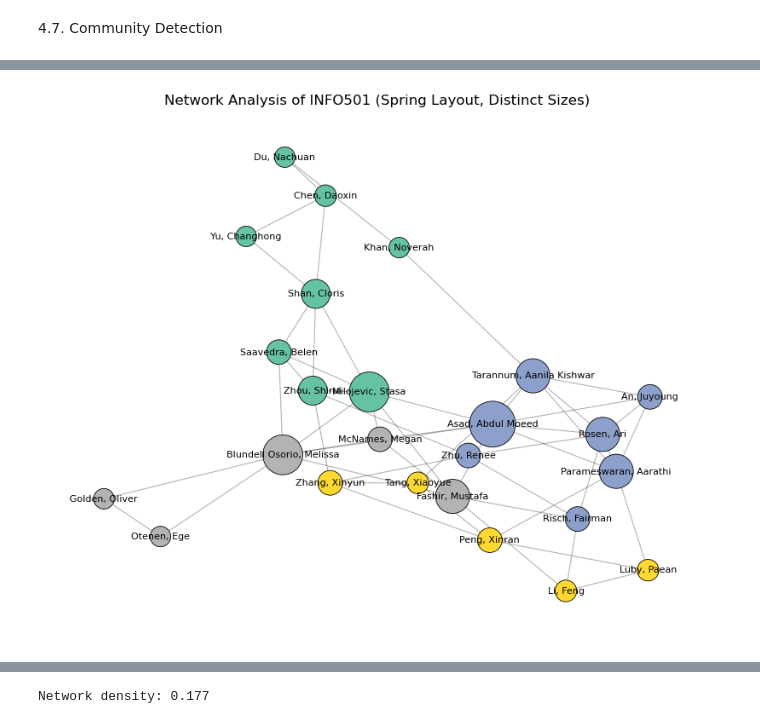
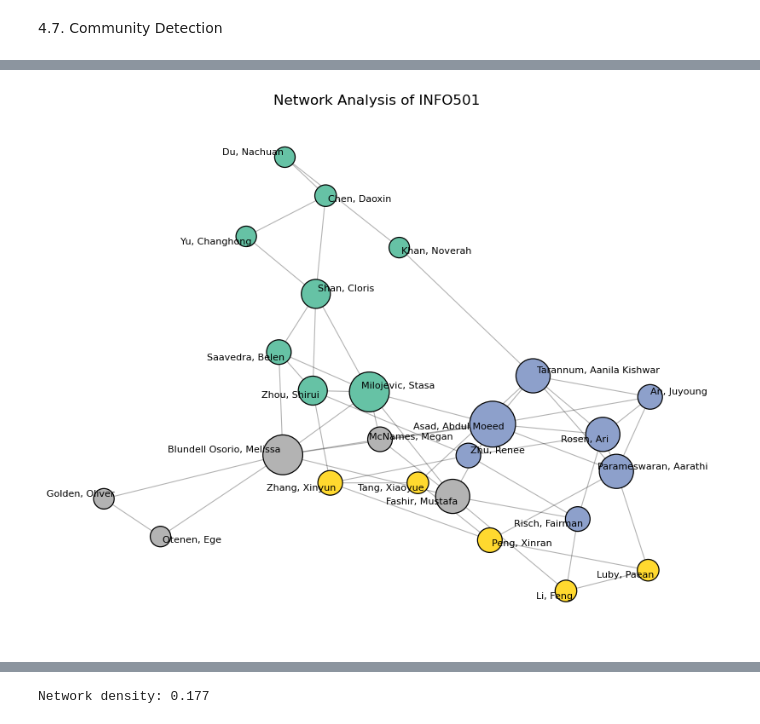
Before and after one commit to egeotenen/networkscience-binder, a Jupyter notebook: networkscience.ipynb, the cells around one changed output, grey strips where cells are left out. Cells and saved outputs as stored; diff of their text form; code cells hidden in the pictures.

```diff
--- a/networkscience.ipynb
+++ b/networkscience.ipynb
@@ -275,3 +278,14 @@ McNames, Megan                  M       4
+# %%
+# Lets examine your node's neighbors: Change the name to your own!
+
+node = 'Otenen, Ege'
+print("Node", node, "'s neighbors:", set(G.neighbors(node)))
+for node in G.nodes():
+    print("Node", node, "'s neighbors:", set(G.neighbors(node)))
+
+# Print all neighbors
+for node in G.nodes():
+    print("Node", node, "'s neighbors:", set(G.neighbors(node)))
 # %% [markdown]
 ### 4. Examine Network Measures
 # %% [markdown]
@@ -435,37 +419,55 @@ Community 4 (size 5): frozenset({'Otenen, Ege', 'Golden, Oliver', 'Blundell Osor
 # %%
-# Degree + community color
-deg = dict(G.degree())
-
-# Nonlinear scaling for more visual separation
-deg_values = np.array(list(deg.values()))
-min_deg, max_deg = deg_values.min(), deg_values.max()
+# --- Degree + community color ---
 
 
+deg = dict(G.degree())  # Get the degree (number of connections) of each node as a dictionary {node: degree}
+
+
+# --- Nonlinear scaling for more visual separation ---
+deg_values = np.array(list(deg.values()))  # Convert all degree values to a NumPy array for easy math operations
+min_deg, max_deg = deg_values.min(), deg_values.max()  # Find minimum and maximum degree values
+
+# Compute node sizes based on normalized degree values
 node_sizes = []
-for n in G.nodes():
-    norm = (deg[n] - min_deg) / (max_deg - min_deg + 1e-6)
-    size = 300 + 1200 * (norm ** 2)   # quadratic scaling
-    node_sizes.append(size)
+for n in G.nodes():  # Loop through each node in the graph
+    norm = (deg[n] - min_deg) / (max_deg - min_deg + 1e-6)  # Normalize degree between 0 and 1 (add small value to avoid division by zero)
+    size = 300 + 1200 * (norm ** 2)   # Apply quadratic scaling: small nodes stay small, large nodes grow faster
+    node_sizes.append(size)  # Store the computed size for this node
 
+# Assign colors to nodes based on their community membership
+# 'comms' is assumed to be a list of sets/lists, each representing one community
 node_colors = [sum([i for i, c in enumerate(comms) if n in c]) for n in G.nodes()]
+# For each node, find which community index it belongs to and use that index as its color value
 
-# Layout
-pos = nx.spring_layout(G, seed=42, k=0.6)
+# --- Layout ---
+pos = nx.spring_layout(G, seed=42, k=0.6)  # Compute node positions using the spring layout (force-directed),
+                                           # 'k' controls spacing and 'seed' ensures reproducibility
 
-# Draw
-plt.figure(figsize=(10,8))
-nx.draw_networkx_edges(G, pos, alpha=0.3, width=0.8)
+# --- Draw ---
+plt.figure(figsize=(10,8))  # Set figure size for better readability
+
+nx.draw_networkx_edges(G, pos, alpha=0.3, width=0.8)  # Draw edges (links) with low opacity and thin lines
+
 nx.draw_networkx_nodes(
     G, pos,
-    node_size=node_sizes,
-    node_color=node_colors,
-    cmap=plt.cm.Set2,
-    edgecolors="black",
-    linewidths=0.6
+    node_size=node_sizes,       # Use computed sizes (scaled by degree)
+    node_color=node_colors,     # Use computed colors (based on community)
+    cmap=plt.cm.Set2,           # Apply a pleasant categorical colormap
+    edgecolors="black",         # Outline nodes with black borders
+    linewidths=0.9              # Slight border thickness for visibility
 )
-nx.draw_networkx_labels(G, pos, font_size=8)
-plt.title("Network Analysis of INFO501 (Spring Layout, Distinct Sizes)")
-plt.axis("off")
-plt.show()
+
+
+# Draw labels manually so we can adjust them
+texts = []
+for node, (x, y) in pos.items():
+    texts.append(plt.text(x, y, node, fontsize=8, ha='center', va='center'))
+
+# Automatically adjust labels to prevent overlap
+adjust_text(texts, arrowprops=dict(arrowstyle="-", color='gray', lw=0.5))
+
+plt.title("Network Analysis of INFO501")  # Add descriptive plot title
+plt.axis("off")  # Hide the axes for a cleaner visualization
+plt.show()  # Display the final network graph
 # %% [output]
-[figure, old version]
+[figure, new version]
```
Also changed, not shown: parts of 32 cells of this notebook.
